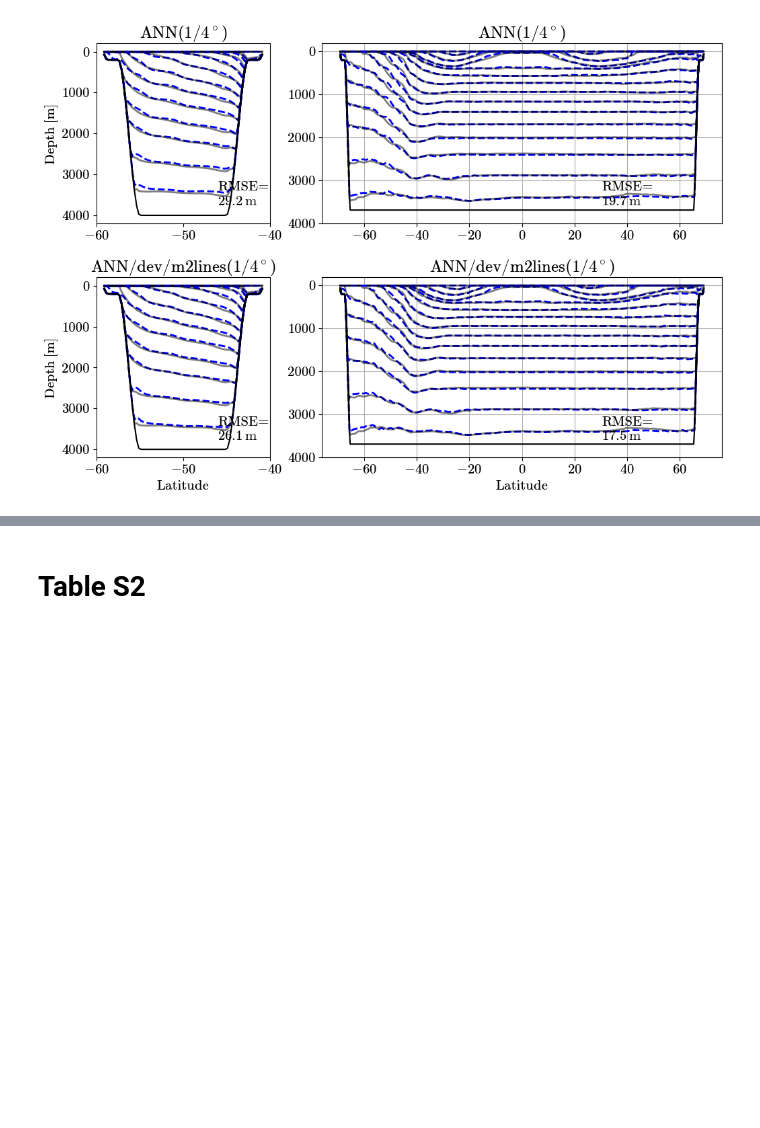
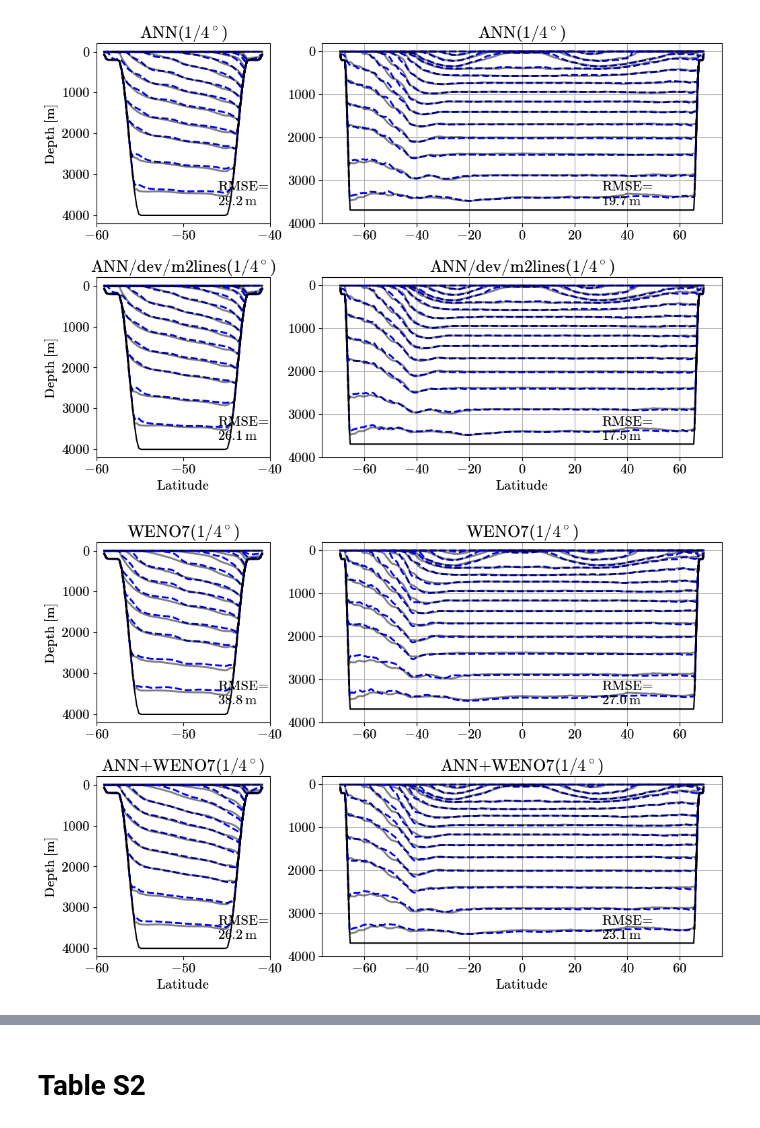
Before and after one commit to m2lines/ANN-momentum-mesoscale, a Jupyter notebook: notebooks/Figure-S3-and-Tables-S2-S3.ipynb, the cells around one changed output, grey strips where cells are left out. Drawn from its saved outputs; the diff is of its cells as text; code cells hidden in the pictures; blank space fills up the shorter version.

```diff
--- a/notebooks/Figure-S3-and-Tables-S2-S3.ipynb
+++ b/notebooks/Figure-S3-and-Tables-S2-S3.ipynb
@@ -168,3 +168,38 @@ plt.grid()
 plt.tight_layout()
 # %% [output]
 [figure]
+# %%
+from matplotlib import gridspec
+default_rcParams({'font.size': 15})
+fig = plt.figure(figsize=(12,8))
+gs = gridspec.GridSpec(2, 3, figure=fig, wspace=0.3, hspace=0.3)
+
+kw = {'lon': 0, 'lat_max': None}
+
+plt.sca(fig.add_subplot(gs[0, 0]))
+plot_interfaces(*interfaces('R4-WENO/WENO7', **kw))
+plt.title('WENO7($1/4^\circ$)')
+plt.xlabel('')
+
+plt.sca(fig.add_subplot(gs[1, 0]))
+plot_interfaces(*interfaces('R4-WENO/ANN-WENO7-dissipation', **kw))
+plt.title('ANN+WENO7($1/4^\circ$)')
+
+kw = {'lon': 45, 'lat_max': None}
+plt.sca(fig.add_subplot(gs[0, 1:]))
+plot_interfaces(*interfaces('R4-WENO/WENO7', **kw))
+plt.title('WENO7($1/4^\circ$)')
+plt.ylabel('')
+plt.xlabel('')
+plt.grid()
+
+plt.sca(fig.add_subplot(gs[1, 1:]))
+plot_interfaces(*interfaces('R4-WENO/ANN-WENO7-dissipation', **kw))
+plt.title('ANN+WENO7($1/4^\circ$)')
+plt.ylabel('')
+plt.grid()
+
+
+plt.tight_layout()
+# %% [output]
+[figure, added]
```
Also changed, not shown: parts of 3 cells of this notebook, 1 other file.
